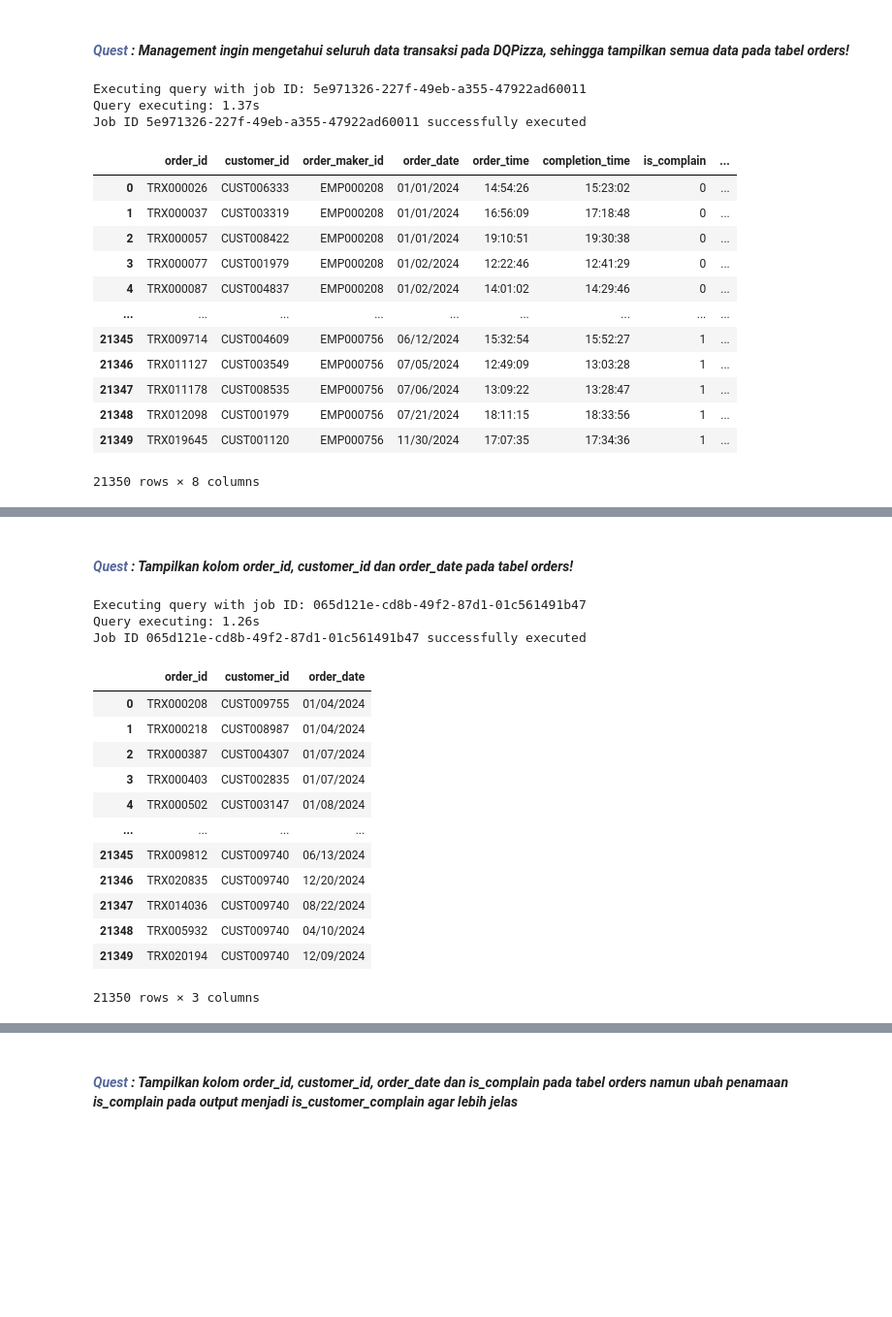
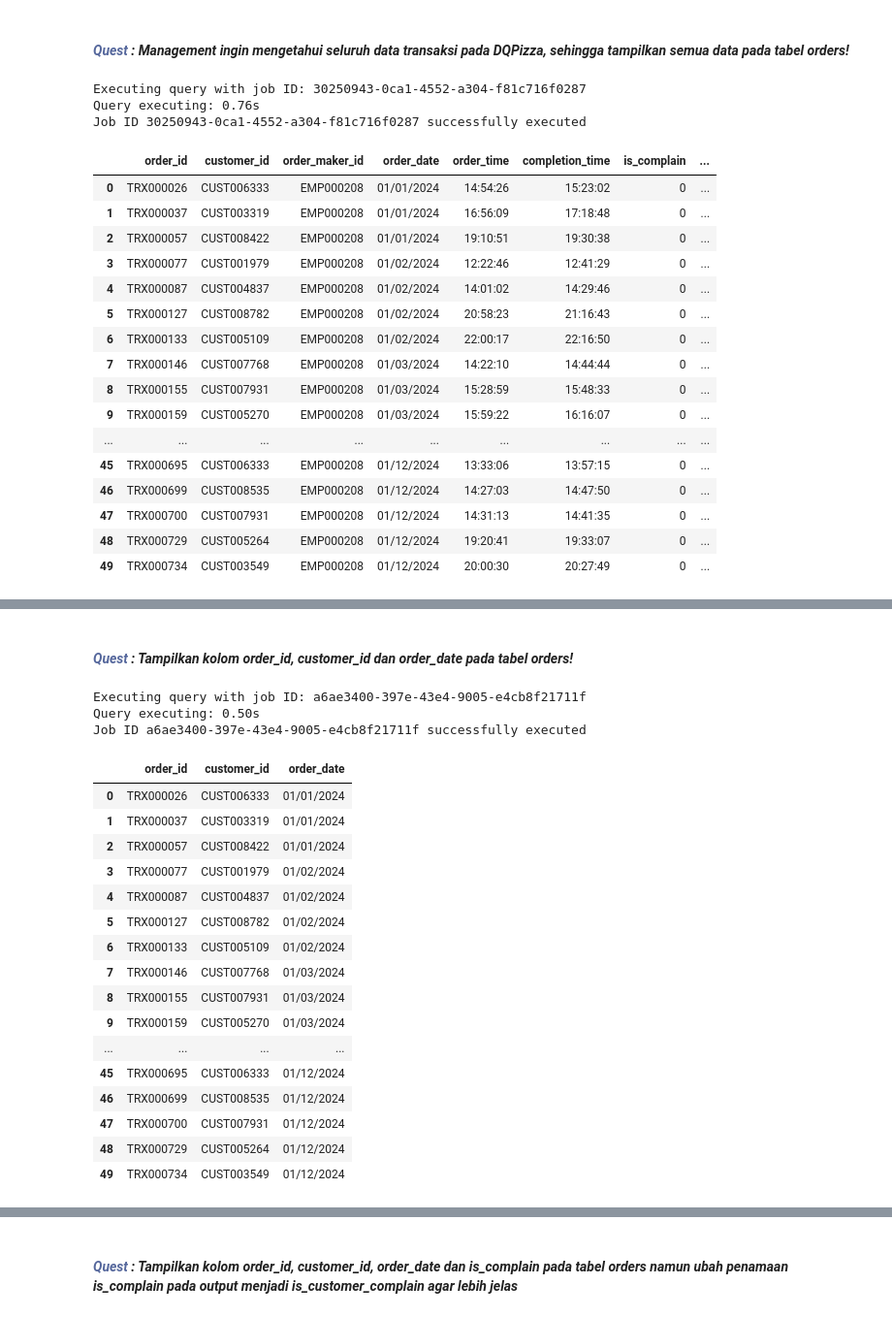
Before and after one commit to Putri-Hasinatuzzafira/SQL_Bigquery-DQLab, a Jupyter notebook: 01_select_limit_orderby.ipynb, the cells around one changed output, grey strips where cells are left out. Shown at 97% size. Drawn from its saved outputs; the diff is of its cells as text; code cells hidden in the pictures; blank space fills up the shorter version.

```diff
--- a/01_select_limit_orderby.ipynb
+++ b/01_select_limit_orderby.ipynb
@@ -46,25 +48,30 @@ Dalam perintah `SELECT`, tanda bintang (*) digunakan untuk memilih semua kolom d
 # %%
 %%bigquery --project {project_id} --verbose
 
 -- Tampilkan semua data pada tabel orders
 SELECT * FROM dqlab-putri512.dq_pizza.orders
+LIMIT 50
 # %% [output]
-Executing query with job ID: 5e971326-227f-49eb-a355-47922ad60011
-Query executing: 1.37s
-Job ID 5e971326-227f-49eb-a355-47922ad60011 successfully executed
+Executing query with job ID: 30250943-0ca1-4552-a304-f81c716f0287
+Query executing: 0.76s
+Job ID 30250943-0ca1-4552-a304-f81c716f0287 successfully executed
 |  | order_id | customer_id | order_maker_id | order_date | order_time | completion_time | is_complain | ... |
 | 0 | TRX000026 | CUST006333 | EMP000208 | 01/01/2024 | 14:54:26 | 15:23:02 | 0 | ... |
 | 1 | TRX000037 | CUST003319 | EMP000208 | 01/01/2024 | 16:56:09 | 17:18:48 | 0 | ... |
 | 2 | TRX000057 | CUST008422 | EMP000208 | 01/01/2024 | 19:10:51 | 19:30:38 | 0 | ... |
 | 3 | TRX000077 | CUST001979 | EMP000208 | 01/02/2024 | 12:22:46 | 12:41:29 | 0 | ... |
 | 4 | TRX000087 | CUST004837 | EMP000208 | 01/02/2024 | 14:01:02 | 14:29:46 | 0 | ... |
+| 5 | TRX000127 | CUST008782 | EMP000208 | 01/02/2024 | 20:58:23 | 21:16:43 | 0 | ... |
+| 6 | TRX000133 | CUST005109 | EMP000208 | 01/02/2024 | 22:00:17 | 22:16:50 | 0 | ... |
+| 7 | TRX000146 | CUST007768 | EMP000208 | 01/03/2024 | 14:22:10 | 14:44:44 | 0 | ... |
+| 8 | TRX000155 | CUST007931 | EMP000208 | 01/03/2024 | 15:28:59 | 15:48:33 | 0 | ... |
+| 9 | TRX000159 | CUST005270 | EMP000208 | 01/03/2024 | 15:59:22 | 16:16:07 | 0 | ... |
 | ... | ... | ... | ... | ... | ... | ... | ... | ... |
-| 21345 | TRX009714 | CUST004609 | EMP000756 | 06/12/2024 | 15:32:54 | 15:52:27 | 1 | ... |
-| 21346 | TRX011127 | CUST003549 | EMP000756 | 07/05/2024 | 12:49:09 | 13:03:28 | 1 | ... |
-| 21347 | TRX011178 | CUST008535 | EMP000756 | 07/06/2024 | 13:09:22 | 13:28:47 | 1 | ... |
-| 21348 | TRX012098 | CUST001979 | EMP000756 | 07/21/2024 | 18:11:15 | 18:33:56 | 1 | ... |
-| 21349 | TRX019645 | CUST001120 | EMP000756 | 11/30/2024 | 17:07:35 | 17:34:36 | 1 | ... |
+| 45 | TRX000695 | CUST006333 | EMP000208 | 01/12/2024 | 13:33:06 | 13:57:15 | 0 | ... |
+| 46 | TRX000699 | CUST008535 | EMP000208 | 01/12/2024 | 14:27:03 | 14:47:50 | 0 | ... |
+| 47 | TRX000700 | CUST007931 | EMP000208 | 01/12/2024 | 14:31:13 | 14:41:35 | 0 | ... |
+| 48 | TRX000729 | CUST005264 | EMP000208 | 01/12/2024 | 19:20:41 | 19:33:07 | 0 | ... |
+| 49 | TRX000734 | CUST003549 | EMP000208 | 01/12/2024 | 20:00:30 | 20:27:49 | 0 | ... |
-21350 rows × 8 columns
 # %% [markdown]
 <a id="A.2."></a>
 ## <b>A.2. <span style='color:#0B2F9F'>Menampilkan Kolom Tertentu pada Satu Tabel</span></b>
@@ -83,23 +90,28 @@ Gunakan tanda koma untuk mendaftarkan nama kolom yang ingin ditampilkan. Kolom y
 
 -- Tampilkan kolom order_id, customer_id dan order_date pada tabel orders
 SELECT order_id, customer_id, order_date FROM dqlab-putri512.dq_pizza.orders
+LIMIT 50
 # %% [output]
-Executing query with job ID: 065d121e-cd8b-49f2-87d1-01c561491b47
-Query executing: 1.26s
-Job ID 065d121e-cd8b-49f2-87d1-01c561491b47 successfully executed
+Executing query with job ID: a6ae3400-397e-43e4-9005-e4cb8f21711f
+Query executing: 0.50s
+Job ID a6ae3400-397e-43e4-9005-e4cb8f21711f successfully executed
 |  | order_id | customer_id | order_date |
-| 0 | TRX000208 | CUST009755 | 01/04/2024 |
-| 1 | TRX000218 | CUST008987 | 01/04/2024 |
-| 2 | TRX000387 | CUST004307 | 01/07/2024 |
-| 3 | TRX000403 | CUST002835 | 01/07/2024 |
-| 4 | TRX000502 | CUST003147 | 01/08/2024 |
+| 0 | TRX000026 | CUST006333 | 01/01/2024 |
+| 1 | TRX000037 | CUST003319 | 01/01/2024 |
+| 2 | TRX000057 | CUST008422 | 01/01/2024 |
+| 3 | TRX000077 | CUST001979 | 01/02/2024 |
+| 4 | TRX000087 | CUST004837 | 01/02/2024 |
+| 5 | TRX000127 | CUST008782 | 01/02/2024 |
+| 6 | TRX000133 | CUST005109 | 01/02/2024 |
+| 7 | TRX000146 | CUST007768 | 01/03/2024 |
+| 8 | TRX000155 | CUST007931 | 01/03/2024 |
+| 9 | TRX000159 | CUST005270 | 01/03/2024 |
 | ... | ... | ... | ... |
-| 21345 | TRX009812 | CUST009740 | 06/13/2024 |
-| 21346 | TRX020835 | CUST009740 | 12/20/2024 |
-| 21347 | TRX014036 | CUST009740 | 08/22/2024 |
-| 21348 | TRX005932 | CUST009740 | 04/10/2024 |
-| 21349 | TRX020194 | CUST009740 | 12/09/2024 |
+| 45 | TRX000695 | CUST006333 | 01/12/2024 |
+| 46 | TRX000699 | CUST008535 | 01/12/2024 |
+| 47 | TRX000700 | CUST007931 | 01/12/2024 |
+| 48 | TRX000729 | CUST005264 | 01/12/2024 |
+| 49 | TRX000734 | CUST003549 | 01/12/2024 |
-21350 rows × 3 columns
 # %% [markdown]
 <a id="A.3."></a>
 ## <b>A.3. <span style='color:#0B2F9F'>Mengubah Penyebutan Nama Kolom pada Satu Tabel</span></b>
```
Also changed, not shown: parts of 10 cells of this notebook.
